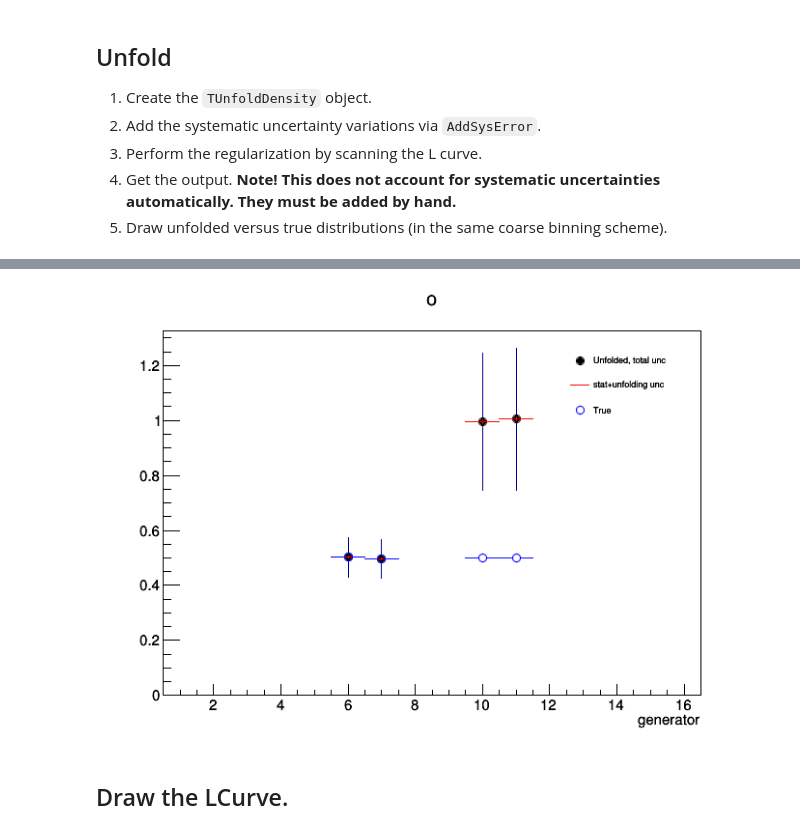
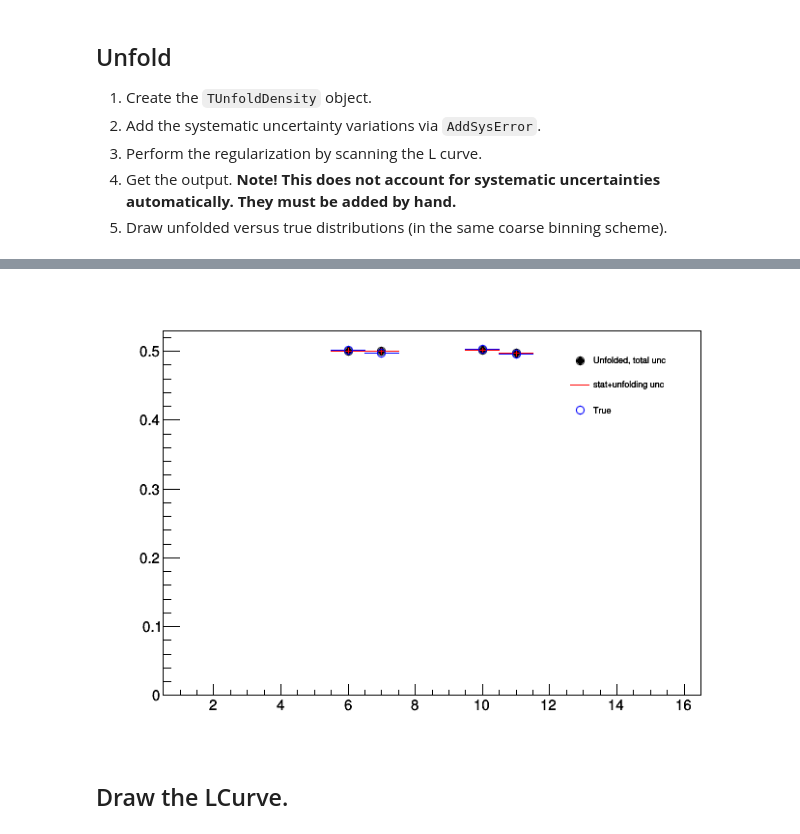
Before and after one commit to rappoccio/TUnfoldExamples, a Jupyter notebook: tunfoldsys_example-2d.ipynb, the cells around one changed output, grey strips where cells are left out. Drawn from its saved outputs; the diff is of its cells as text; code cells hidden in the pictures.

```diff
--- a/tunfoldsys_example-2d.ipynb
+++ b/tunfoldsys_example-2d.ipynb
@@ -423,7 +445,3 @@ def NormXorY(XorY = None , recorgen = None , nameg = None) :
             XorYn.SetBinContent(ix , trbc)
             XorYn.SetBinError(ix, trbe)
     return XorYn.Clone(nameg)
-# %%
-M = NormM(M.Clone() , "M_norm")
-M1 = NormM(M1.Clone() , "M_norm_Up")
-M2 = NormM(M2.Clone() , "M_norm_Dn")
@@ -447,0 +448,5 @@ scaling by 0.0
+# %%
+
+respN = 'reco'
+
+M = NormM(M.Clone() , respN,"M_norm")
@@ -540,10 +591,11 @@ crec1.Draw()
 orientation = ROOT.TUnfold.kHistMapOutputHoriz
 regMode = ROOT.TUnfold.kRegModeCurvature
 con = ROOT.TUnfold.kEConstraintNone#Area #ROOT.TUnfold.kEConstraintArea
-mode =  ROOT.TUnfoldDensity.kDensityModeBinWidth
-axisSteering =  "*[b]"
+mode =  ROOT.TUnfoldDensity.kDensityModeNone #BinWidth
+axisSteering =  "*[]"
 
-u = ROOT.TUnfoldDensity(M,orientation,regMode,con)
+#u = ROOT.TUnfoldDensity(M,orientation,regMode,con)
+u = ROOT.TUnfoldDensity(M, orientation, regMode, con, mode, genBin, detBin, "signal", axisSteering)
 # %% [output]
 Info in <TUnfold::SetConstraint>: fConstraint=0
 Warning in <TUnfold::TUnfold>: 14 output bins do not depend on the input data  0-5 8-9 12-17
@@ -591,6 +643,7 @@ u.DoUnfold(0.0)
 # %%
 # Get output... DOES NOT CONTAIN SYSTEMATICS.
-o = u.GetOutput("o")
+#o = u.GetOutput("o")
+o = u.GetOutput("unfolded","","signal", "*[b]", False)
 # %%
 # Get systematic shifts of output
 o_up = u.GetDeltaSysSource("Up", "o_upshift", "M+1#sigma")
@@ -635,20 +691,22 @@ htrue.SetMarkerStyle(4)
 htrue.SetLineColor(4)
 # %%
 c = ROOT.TCanvas("c","c")
-o.SetMinimum(0.0)
+#o.SetMinimum(0.0)
+#o.SetMaximum(1.0)
+
 o.Draw()
 o_unfunc.Draw("e same")
 htrue.Draw("e same")
 leg2 = ROOT.TLegend(0.7, 0.7, 0.86, 0.86)
 leg2.SetBorderSize(0)
 leg2.SetFillColor(0)
 leg2.AddEntry( o, "Unfolded, total unc",'p')
 leg2.AddEntry( o_unfunc, "stat+unfolding unc",'l')
 leg2.AddEntry( htrue, "True",'p')
 leg2.Draw()
 c.Draw()
 # %% [output]
-[figure, old version]
+[figure, new version]
 # %% [markdown]
 ## Draw the LCurve.
 # %%
```
Also changed, not shown: parts of 24 cells of this notebook.
